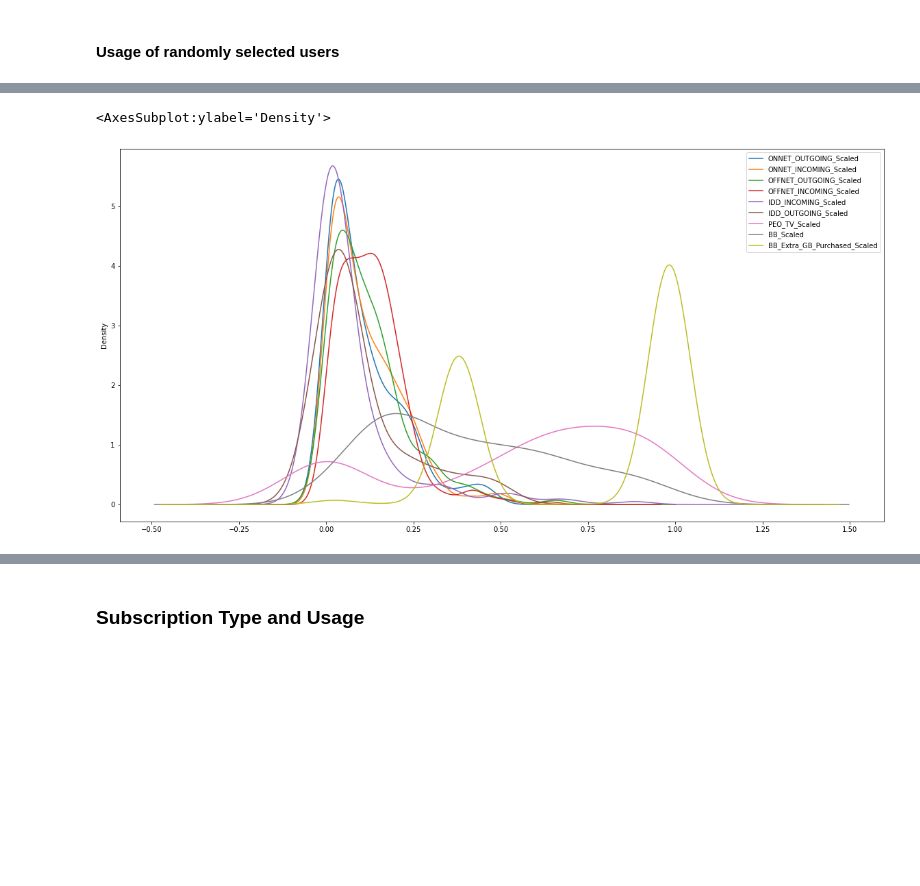
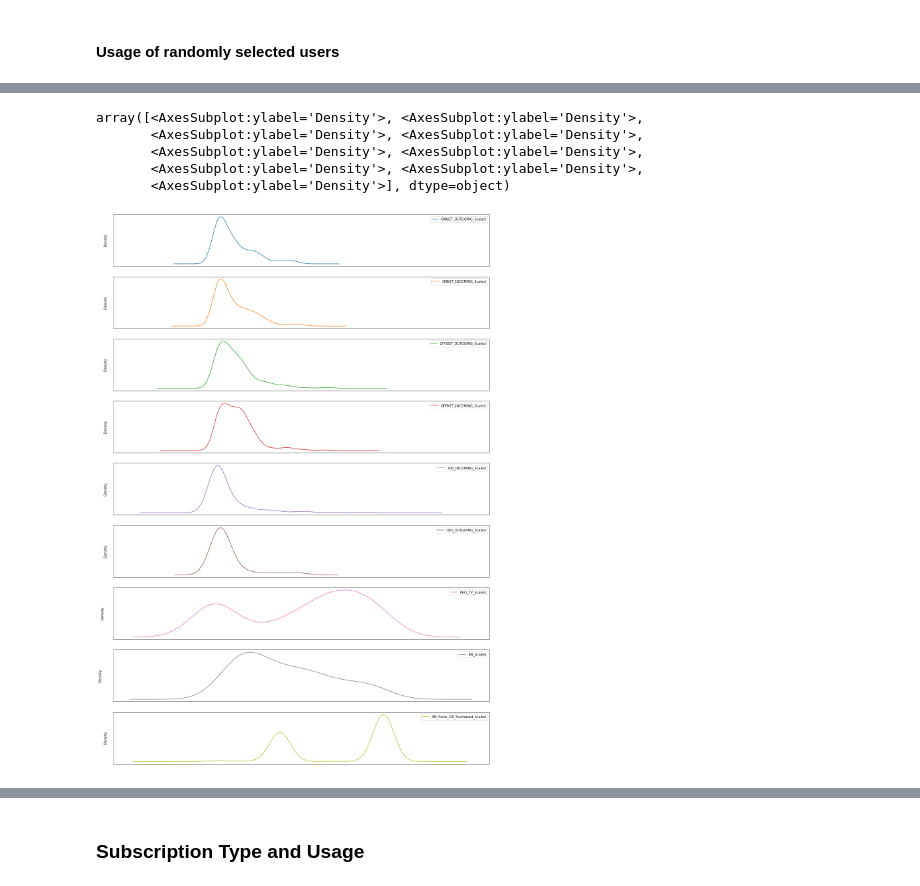
Before and after one commit to cmadusankahw/leve-4-research-hybrid-recommender-for-fixed-line-telco, a Jupyter notebook: Cluster Analysis - users with complete dataset.ipynb, the cells around one changed output, grey strips where cells are left out. Saved outputs shown, nothing was run; the diff lists cells and outputs as text; code cells hidden in the pictures; blank space fills up the shorter version.

Commit message:
updated null handeling for clusters and extended xcluster analysis

```diff
--- a/Cluster Analysis - users with complete dataset.ipynb
+++ b/Cluster Analysis - users with complete dataset.ipynb
@@ -10,6 +10,12 @@ import seaborn as sns
 from ast import literal_eval
 from collections import Counter
 from sklearn.preprocessing import MinMaxScaler
+# %%
+plt.rcParams.update({
+    "lines.color": "white",
+    "patch.edgecolor": "white",
+    "xtick.color": "white",
+    "ytick.color": "white",})
 # %%
 user_profile = pd.read_csv("data/user_profile/prepared/User_Profile_with_clusters.csv")
 # %% [output]
@@ -76,8 +82,12 @@ cluster_0.iloc[:,[4,7,10,13,16,20,26,28,62]].sample(n=10).plot.bar(stacked=True,
 # %%
-cluster_0.iloc[:,[4,7,10,13,16,20,26,28,62]].plot.kde(figsize=(20,10))
+cluster_0.iloc[:,[4,7,10,13,16,20,26,28,62]].plot.kde(figsize=(20,30),subplots=True)
 # %% [output]
-<AxesSubplot:ylabel='Density'>
+array([<AxesSubplot:ylabel='Density'>, <AxesSubplot:ylabel='Density'>,
+       <AxesSubplot:ylabel='Density'>, <AxesSubplot:ylabel='Density'>,
+       <AxesSubplot:ylabel='Density'>, <AxesSubplot:ylabel='Density'>,
+       <AxesSubplot:ylabel='Density'>, <AxesSubplot:ylabel='Density'>,
+       <AxesSubplot:ylabel='Density'>], dtype=object)
-[figure, old version]
+[figure, new version]
 # %%
 cluster_0.hist(figsize=(15,15))
 # %% [output]
```
Also changed, not shown: parts of 37 cells of this notebook.
